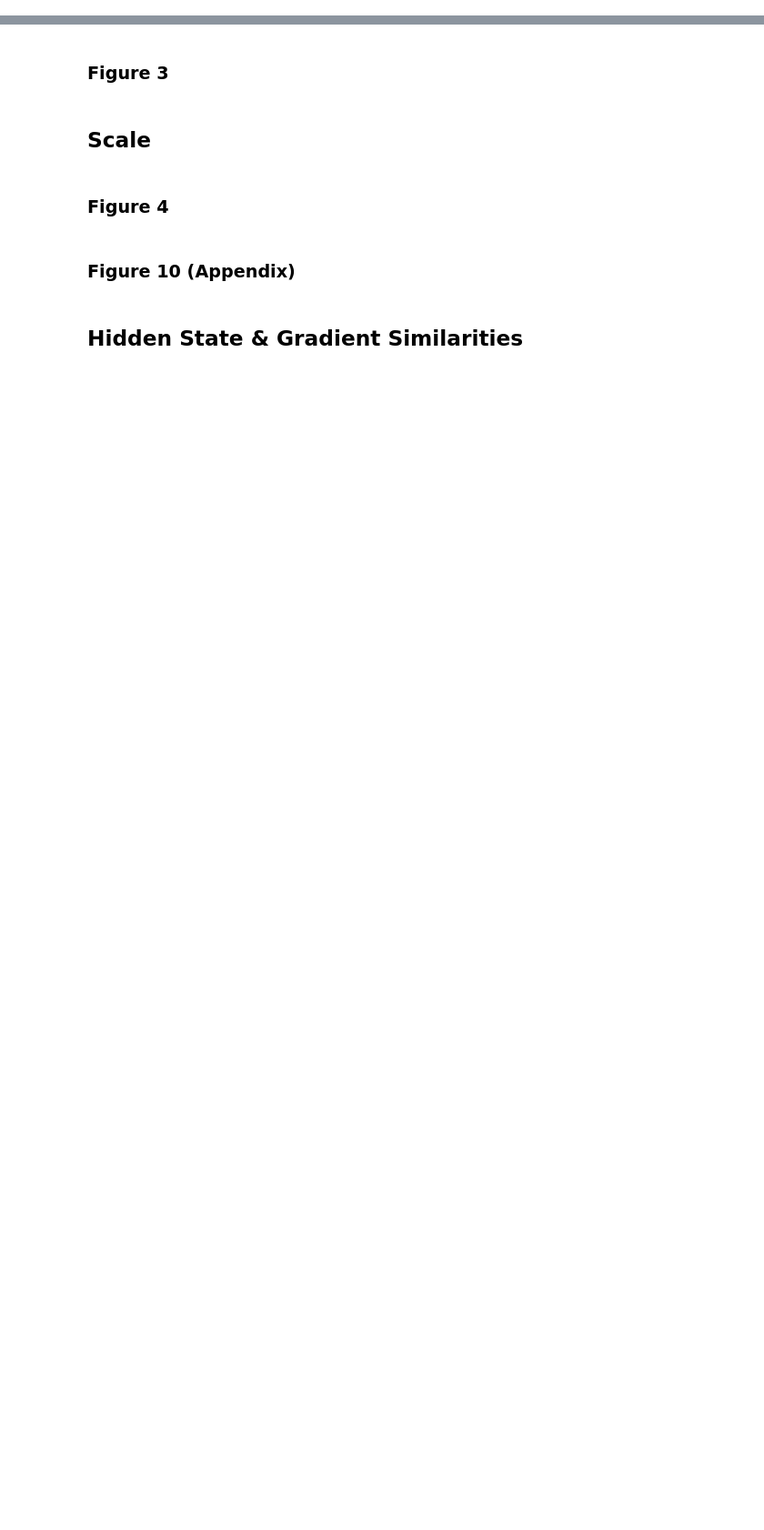
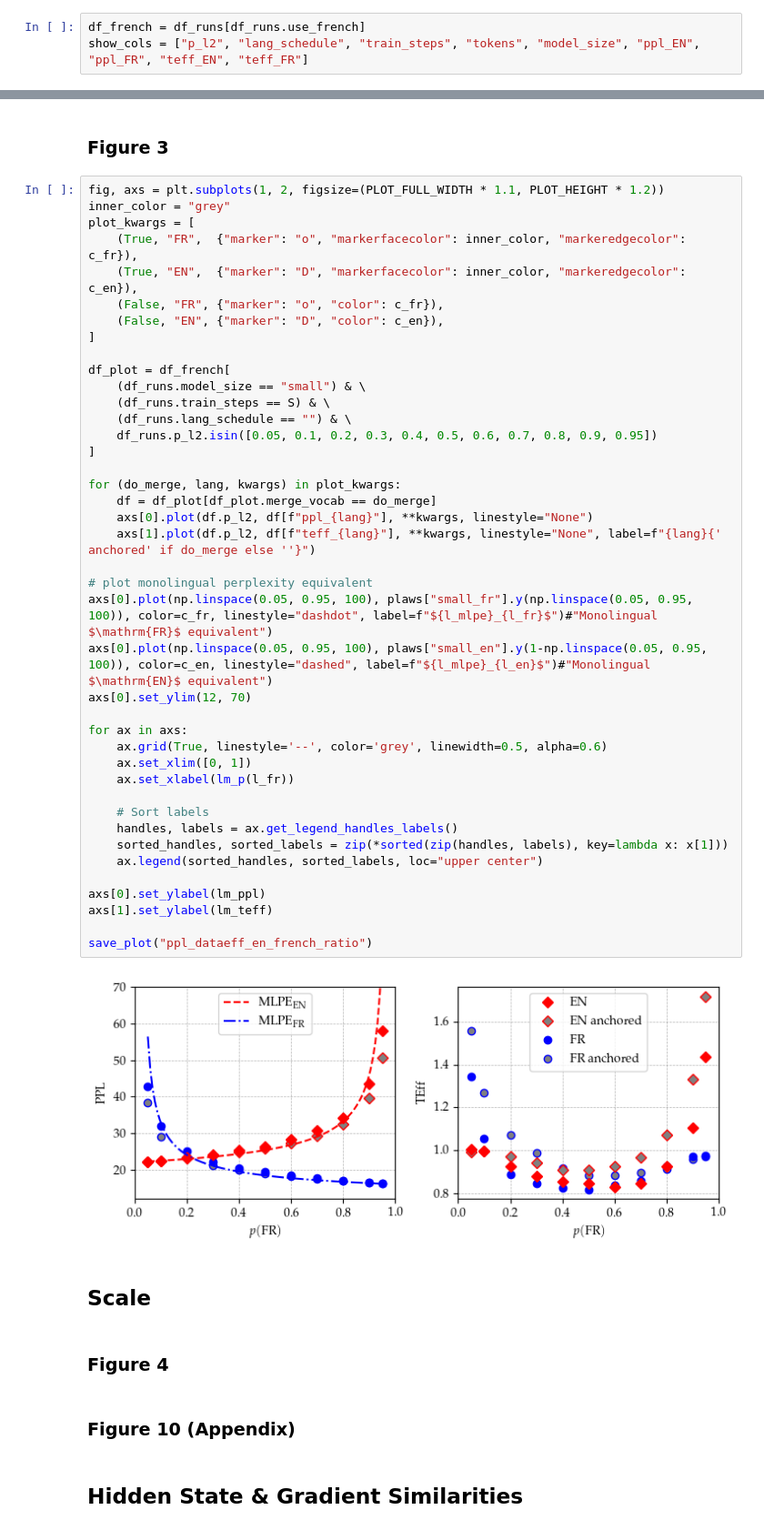
Before and after one commit to antonschafer/languini-kitchen, a Jupyter notebook: analysis.ipynb, the cells around one changed output, grey strips where cells are left out. Shown at 91% size. Drawn from its saved outputs; the diff is of its cells as text; blank space fills up the shorter version.

```diff
--- a/analysis.ipynb
+++ b/analysis.ipynb
@@ -754,0 +849,3 @@ save_plot("cossim_by_freq_synth_ratio.png")
+# %%
+df_french = df_runs[df_runs.use_french]
+show_cols = ["p_l2", "lang_schedule", "train_steps", "tokens", "model_size", "ppl_EN", "ppl_FR", "teff_EN", "teff_FR"]
@@ -755,5 +910,48 @@ save_plot("cossim_by_freq_synth_ratio.png")
 # %% [markdown]
 ### Figure 3
+# %%
+fig, axs = plt.subplots(1, 2, figsize=(PLOT_FULL_WIDTH * 1.1, PLOT_HEIGHT * 1.2))
+inner_color = "grey"
+plot_kwargs = [
+    (True, "FR",  {"marker": "o", "markerfacecolor": inner_color, "markeredgecolor": c_fr}),
+    (True, "EN",  {"marker": "D", "markerfacecolor": inner_color, "markeredgecolor": c_en}),
+    (False, "FR", {"marker": "o", "color": c_fr}),
+    (False, "EN", {"marker": "D", "color": c_en}),
+]
+
+df_plot = df_french[
+    (df_runs.model_size == "small") & \
+    (df_runs.train_steps == S) & \
+    (df_runs.lang_schedule == "") & \
+    df_runs.p_l2.isin([0.05, 0.1, 0.2, 0.3, 0.4, 0.5, 0.6, 0.7, 0.8, 0.9, 0.95])
+]
+
+for (do_merge, lang, kwargs) in plot_kwargs:
+    df = df_plot[df_plot.merge_vocab == do_merge]
+    axs[0].plot(df.p_l2, df[f"ppl_{lang}"], **kwargs, linestyle="None")
+    axs[1].plot(df.p_l2, df[f"teff_{lang}"], **kwargs, linestyle="None", label=f"{lang}{' anchored' if do_merge else ''}")
+
+# plot monolingual perplexity equivalent
+axs[0].plot(np.linspace(0.05, 0.95, 100), plaws["small_fr"].y(np.linspace(0.05, 0.95, 100)), color=c_fr, linestyle="dashdot", label=f"${l_mlpe}_{l_fr}$")#"Monolingual $\mathrm{FR}$ equivalent")
+axs[0].plot(np.linspace(0.05, 0.95, 100), plaws["small_en"].y(1-np.linspace(0.05, 0.95, 100)), color=c_en, linestyle="dashed", label=f"${l_mlpe}_{l_en}$")#"Monolingual $\mathrm{EN}$ equivalent")
+axs[0].set_ylim(12, 70)
+
+for ax in axs:
+    ax.grid(True, linestyle='--', color='grey', linewidth=0.5, alpha=0.6)
+    ax.set_xlim([0, 1])
+    ax.set_xlabel(lm_p(l_fr))
+
+    # Sort labels
+    handles, labels = ax.get_legend_handles_labels()
+    sorted_handles, sorted_labels = zip(*sorted(zip(handles, labels), key=lambda x: x[1]))
+    ax.legend(sorted_handles, sorted_labels, loc="upper center")
+
+axs[0].set_ylabel(lm_ppl)
+axs[1].set_ylabel(lm_teff)
+
+save_plot("ppl_dataeff_en_french_ratio")
+# %% [output]
+[figure, added]
 # %% [markdown]
 ## Scale
 # %% [markdown]
```
Also changed, not shown: parts of 15 cells of this notebook.
